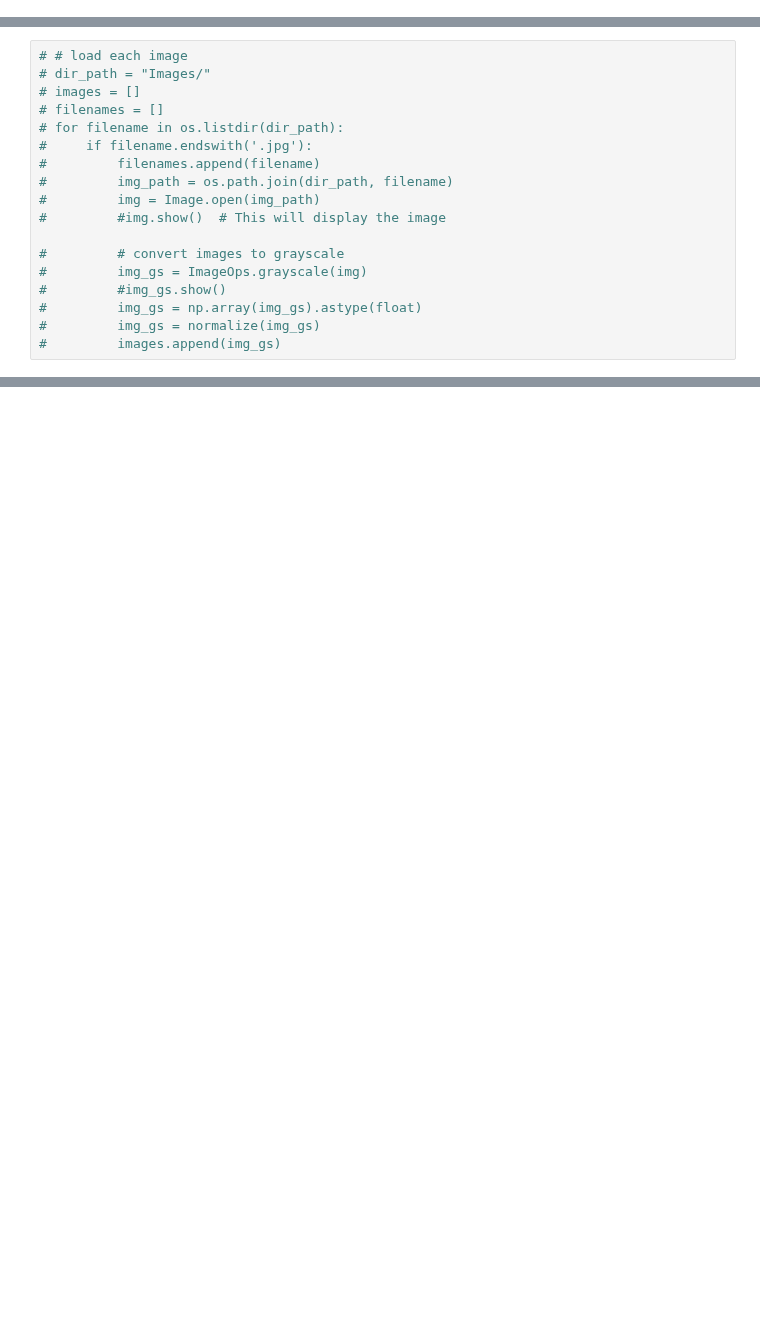
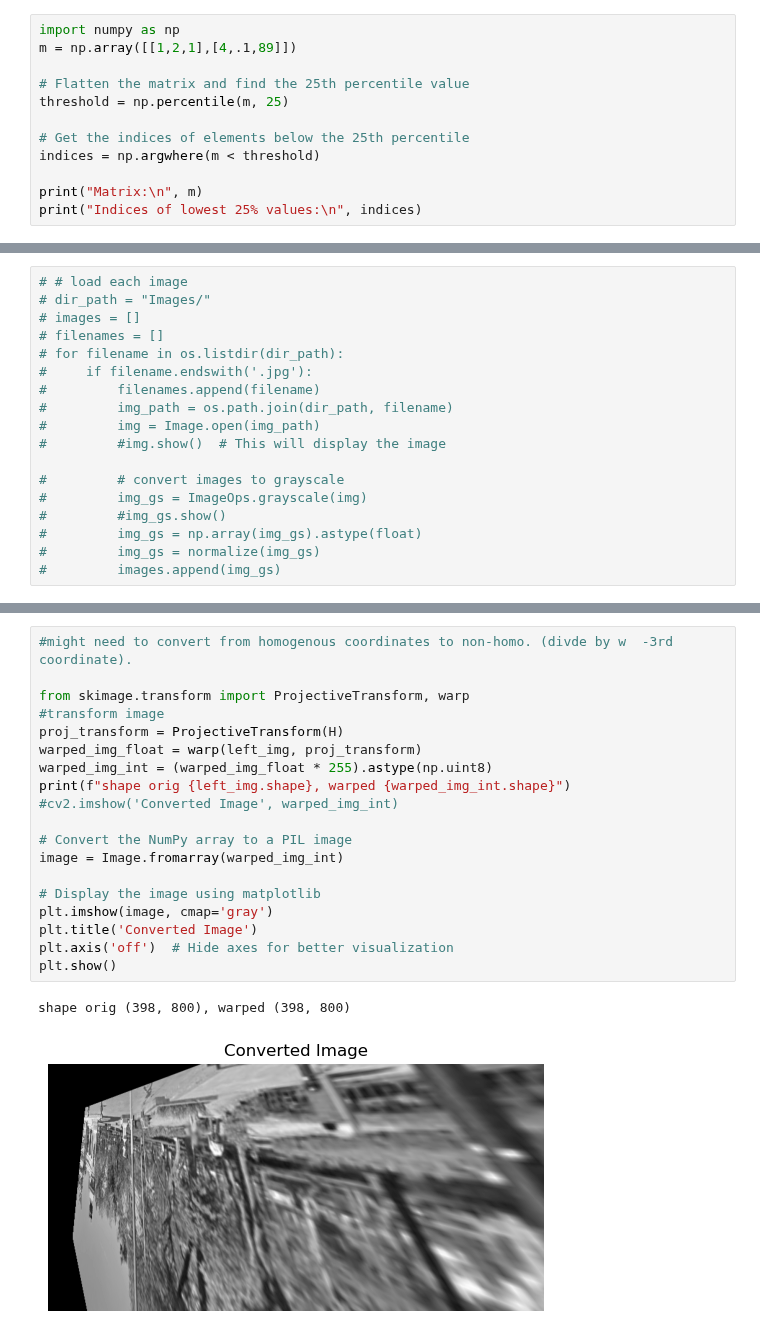
Before and after one commit to noelmrowiec/CS543, a Jupyter notebook: MP3-Image Stitch/mrowiec3_a3_p1.ipynb, the cells around one changed output, grey strips where cells are left out. Cells and saved outputs as stored; diff of their text form; blank space fills up the shorter version.

```diff
--- a/MP3-Image Stitch/mrowiec3_a3_p1.ipynb
+++ b/MP3-Image Stitch/mrowiec3_a3_p1.ipynb
@@ -203,0 +241,12 @@ Distances:
+# %%
+import numpy as np
+m = np.array([[1,2,1],[4,.1,89]])
+
+# Flatten the matrix and find the 25th percentile value
+threshold = np.percentile(m, 25)
+
+# Get the indices of elements below the 25th percentile
+indices = np.argwhere(m < threshold)
+
+print("Matrix:\n", m)
+print("Indices of lowest 25% values:\n", indices)
@@ -222,2 +325,24 @@ Distances:
+# %%
+#might need to convert from homogenous coordinates to non-homo. (divde by w  -3rd coordinate).
+
+from skimage.transform import ProjectiveTransform, warp
+#transform image
+proj_transform = ProjectiveTransform(H)
+warped_img_float = warp(left_img, proj_transform)
+warped_img_int = (warped_img_float * 255).astype(np.uint8)
+print(f"shape orig {left_img.shape}, warped {warped_img_int.shape}")
+#cv2.imshow('Converted Image', warped_img_int)
+
+# Convert the NumPy array to a PIL image
+image = Image.fromarray(warped_img_int)
+
+# Display the image using matplotlib
+plt.imshow(image, cmap='gray')
+plt.title('Converted Image')
+plt.axis('off')  # Hide axes for better visualization
+plt.show()
+# %% [output]
+shape orig (398, 800), warped (398, 800)
+[figure, added]
 # %%
 
```
Also changed, not shown: parts of 15 cells of this notebook, 10 other files.
